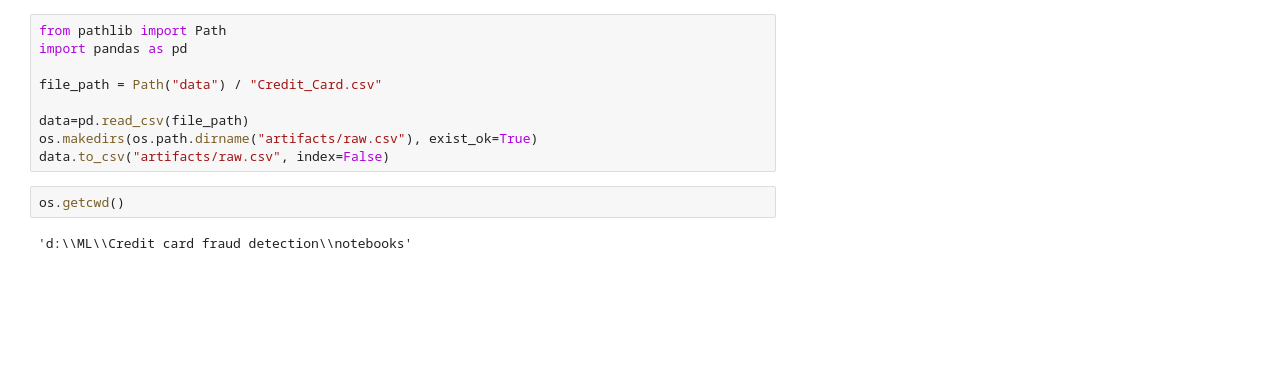
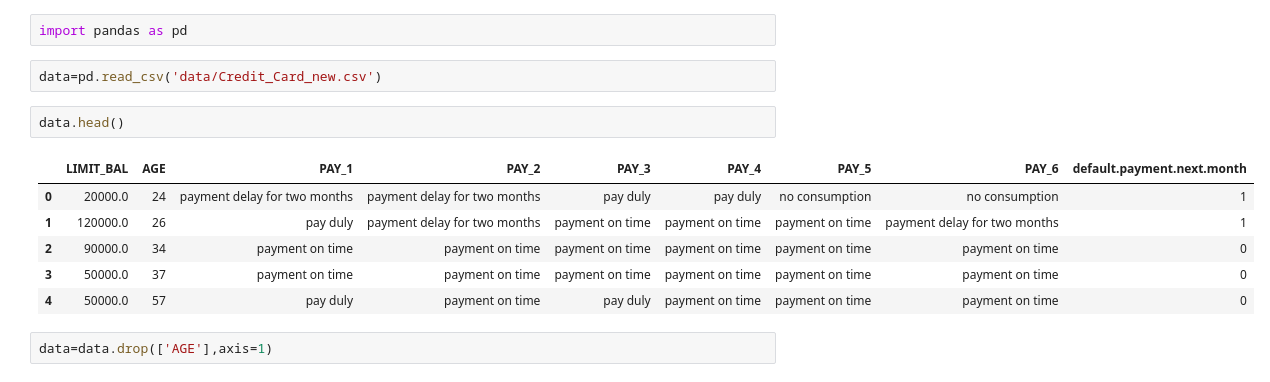
Before and after one commit to BhaveshNikam09/Credit_card_default_prediction, a Jupyter notebook: notebooks/research.ipynb, the cells around one changed output. Drawn from its saved outputs; the diff is of its cells as text; blank space fills up the shorter version.

Commit message:
data transformation done

```diff
--- a/notebooks/research.ipynb
+++ b/notebooks/research.ipynb
@@ -34,13 +1,15 @@ class DataIngestion:
-# %%
-from pathlib import Path
-import pandas as pd
-
-file_path = Path("data") / "Credit_Card.csv"
-
-data=pd.read_csv(file_path)
-os.makedirs(os.path.dirname("artifacts/raw.csv"), exist_ok=True)
-data.to_csv("artifacts/raw.csv", index=False)
-# %%
-os.getcwd()
-# %% [output]
-'d:\\ML\\Credit card fraud detection\\notebooks'
+# %%
+import pandas as pd
+# %%
+data=pd.read_csv('data/Credit_Card_new.csv')
+# %%
+data.head()
+# %% [output]
+|  | LIMIT_BAL | AGE | PAY_1 | PAY_2 | PAY_3 | PAY_4 | PAY_5 | PAY_6 | default.payment.next.month |
+| 0 | 20000.0 | 24 | payment delay for two months | payment delay for two months | pay duly | pay duly | no consumption | no consumption | 1 |
+| 1 | 120000.0 | 26 | pay duly | payment delay for two months | payment on time | payment on time | payment on time | payment delay for two months | 1 |
+| 2 | 90000.0 | 34 | payment on time | payment on time | payment on time | payment on time | payment on time | payment on time | 0 |
+| 3 | 50000.0 | 37 | payment on time | payment on time | payment on time | payment on time | payment on time | payment on time | 0 |
+| 4 | 50000.0 | 57 | pay duly | payment on time | pay duly | payment on time | payment on time | payment on time | 0 |
+# %%
+data=data.drop(['AGE'],axis=1)
```
Also changed, not shown: parts of 35 cells of this notebook, 10 other files.
